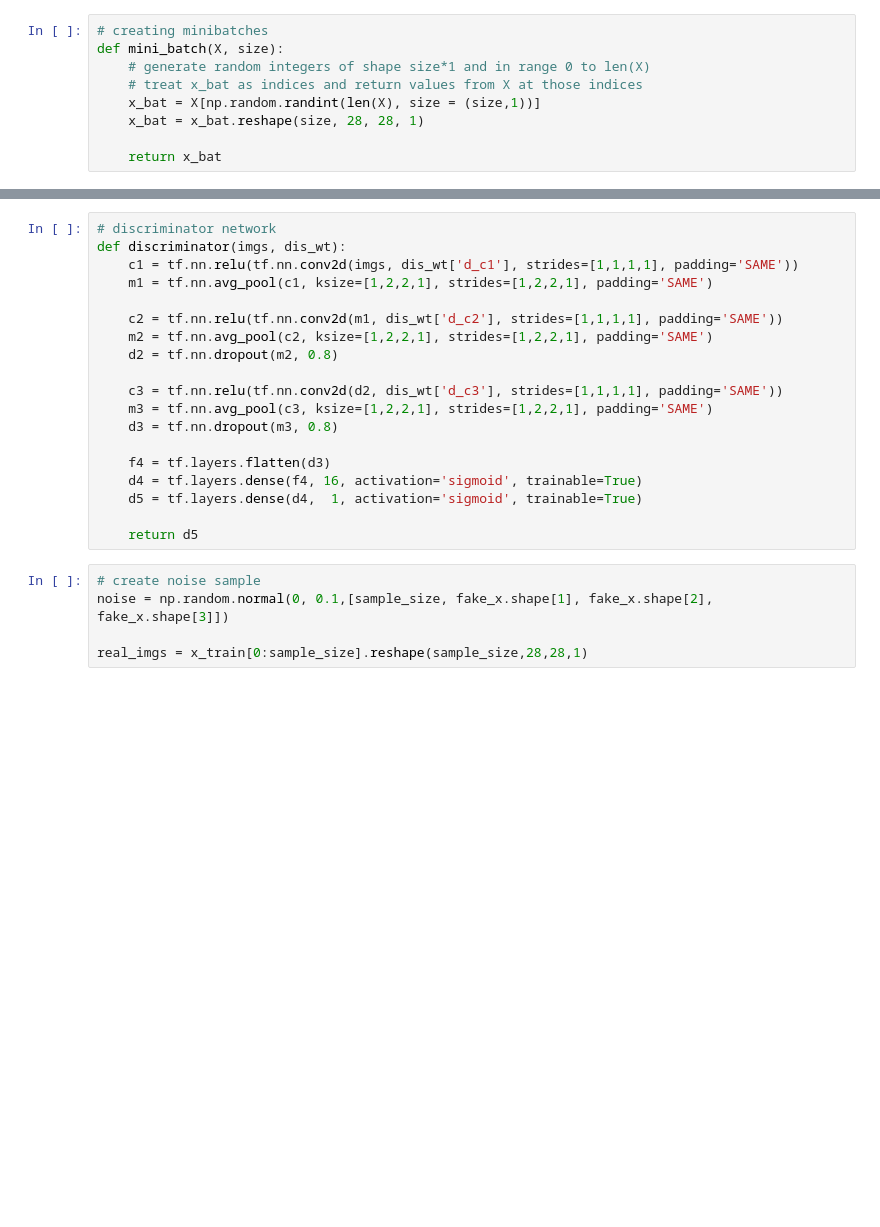
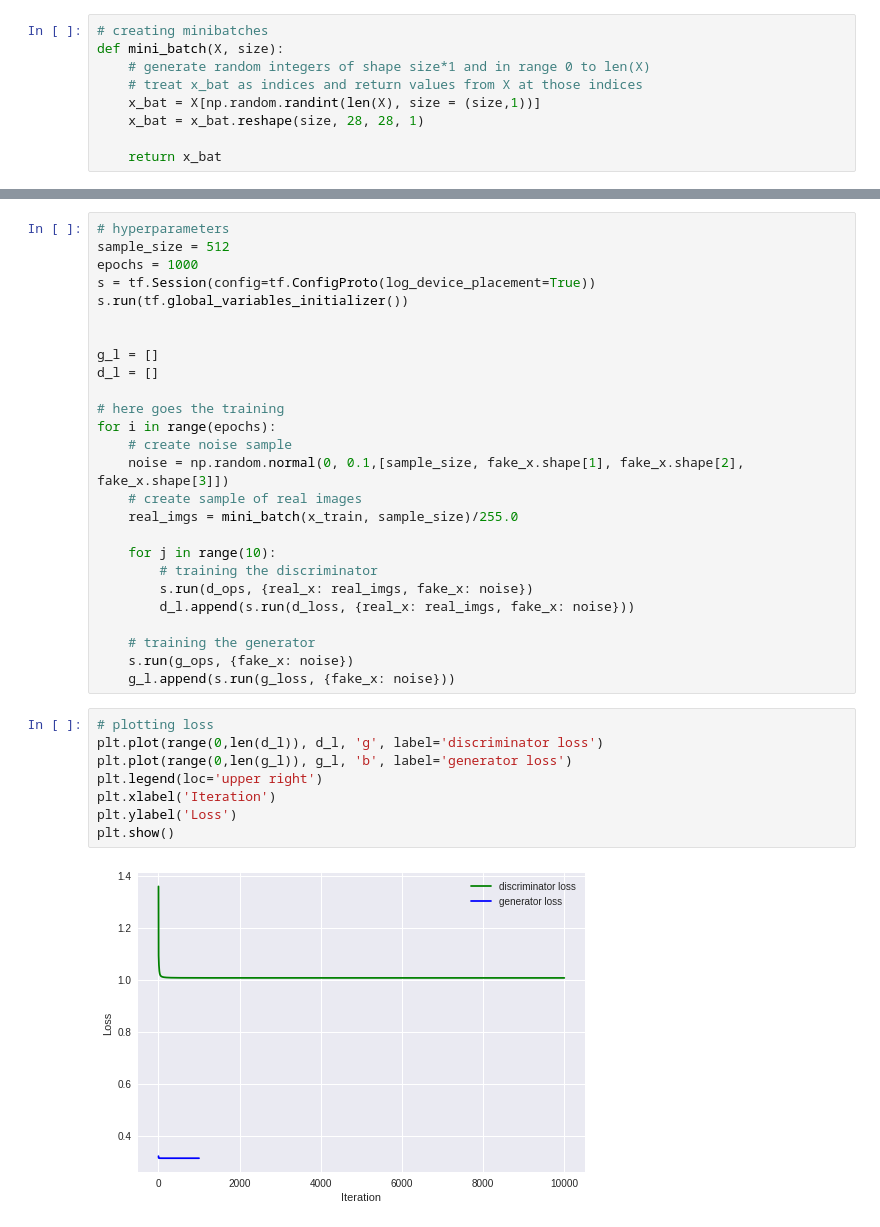
Before and after one commit to AashishVinayak/Deep-Learning, a Jupyter notebook: DCGAN/MNIST_GAN.ipynb, the cells around one changed output, grey strips where cells are left out. Saved outputs shown, nothing was run; the diff lists cells and outputs as text; blank space fills up the shorter version.

```diff
--- a/DCGAN/MNIST_GAN.ipynb
+++ b/DCGAN/MNIST_GAN.ipynb
@@ -86,24 +118,36 @@ def generator(fake, gen_wt):
-# %%
-# discriminator network
-def discriminator(imgs, dis_wt):
-    c1 = tf.nn.relu(tf.nn.conv2d(imgs, dis_wt['d_c1'], strides=[1,1,1,1], padding='SAME'))
-    m1 = tf.nn.avg_pool(c1, ksize=[1,2,2,1], strides=[1,2,2,1], padding='SAME')
-
-    c2 = tf.nn.relu(tf.nn.conv2d(m1, dis_wt['d_c2'], strides=[1,1,1,1], padding='SAME'))
-    m2 = tf.nn.avg_pool(c2, ksize=[1,2,2,1], strides=[1,2,2,1], padding='SAME')
-    d2 = tf.nn.dropout(m2, 0.8)
-
-    c3 = tf.nn.relu(tf.nn.conv2d(d2, dis_wt['d_c3'], strides=[1,1,1,1], padding='SAME'))
-    m3 = tf.nn.avg_pool(c3, ksize=[1,2,2,1], strides=[1,2,2,1], padding='SAME')
-    d3 = tf.nn.dropout(m3, 0.8)
-
-    f4 = tf.layers.flatten(d3)
-    d4 = tf.layers.dense(f4, 16, activation='sigmoid', trainable=True)
-    d5 = tf.layers.dense(d4,  1, activation='sigmoid', trainable=True)
-
-    return d5
-# %%
-# create noise sample
-noise = np.random.normal(0, 0.1,[sample_size, fake_x.shape[1], fake_x.shape[2], fake_x.shape[3]])
-
-real_imgs = x_train[0:sample_size].reshape(sample_size,28,28,1)
+# %%
+# hyperparameters
+sample_size = 512
+epochs = 1000
+s = tf.Session(config=tf.ConfigProto(log_device_placement=True))
+s.run(tf.global_variables_initializer())
+
+
+g_l = []
+d_l = []
+
+# here goes the training
+for i in range(epochs):
+    # create noise sample
+    noise = np.random.normal(0, 0.1,[sample_size, fake_x.shape[1], fake_x.shape[2], fake_x.shape[3]])
+    # create sample of real images
+    real_imgs = mini_batch(x_train, sample_size)/255.0
+
+    for j in range(10):
+        # training the discriminator
+        s.run(d_ops, {real_x: real_imgs, fake_x: noise})
+        d_l.append(s.run(d_loss, {real_x: real_imgs, fake_x: noise}))
+
+    # training the generator
+    s.run(g_ops, {fake_x: noise})
+    g_l.append(s.run(g_loss, {fake_x: noise}))
+# %%
+# plotting loss
+plt.plot(range(0,len(d_l)), d_l, 'g', label='discriminator loss')
+plt.plot(range(0,len(g_l)), g_l, 'b', label='generator loss')
+plt.legend(loc='upper right')
+plt.xlabel('Iteration')
+plt.ylabel('Loss')
+plt.show()
+# %% [output]
+[figure, added]
```
Also changed, not shown: parts of 6 cells of this notebook.
